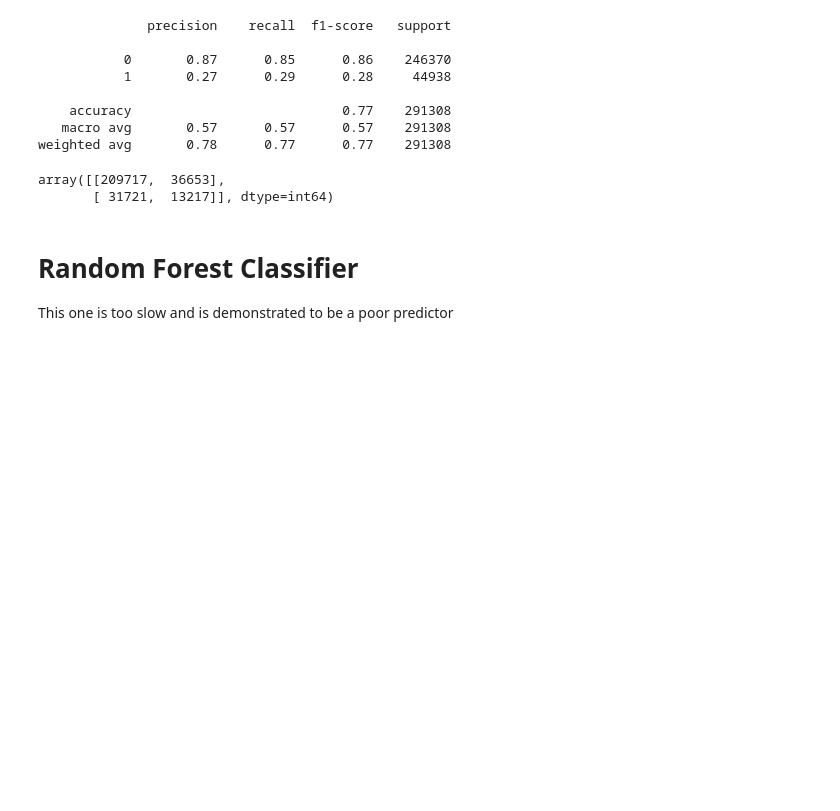
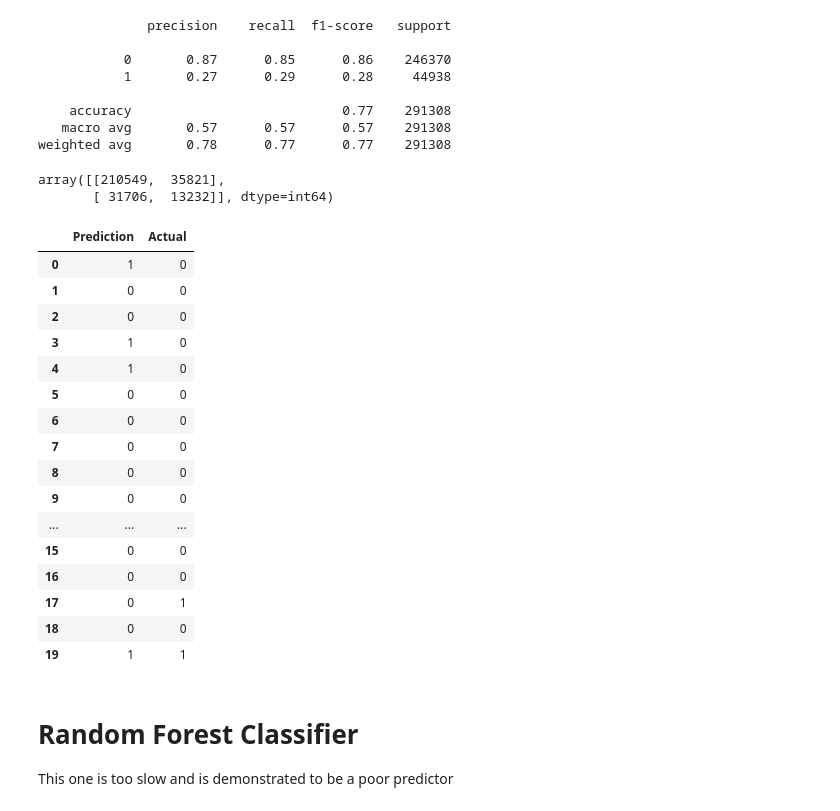
Before and after one commit to Duegan24/Final_Project, a Jupyter notebook: Seg_two_Machine Learning Model.ipynb, the cells around one changed output. Saved outputs shown, nothing was run; the diff lists cells and outputs as text; code cells hidden in the pictures; blank space fills up the shorter version.

```diff
--- a/Seg_two_Machine Learning Model.ipynb
+++ b/Seg_two_Machine Learning Model.ipynb
@@ -212,7 +218,7 @@ classifier = LogisticRegression(solver='lbfgs',
                                 random_state=10)
 # %%
 # Fit the model
-classifier.fit(X_train, y_train)
+classifier.fit(X_train_scaled, y_train)
 # %% [output]
 LogisticRegression(max_iter=2000, random_state=10)
 # %%
@@ -259,11 +264,10 @@ weighted avg       0.72      0.85      0.78    291308
 # %% [markdown]
 # Decision Tree Analysis
 # %%
-from sklearn.tree import DecisionTreeClassifier
 clf_dt = DecisionTreeClassifier(random_state = 0)
-model_dt = clf_dt.fit(X_train, y_train)
+model_dt = clf_dt.fit(X_train_scaled, y_train)
 # %%
-y_pred = model_dt.predict(X_test)
+y_pred = model_dt.predict(X_test_scaled)
 print(metrics.classification_report(y_test, y_pred))
 # %% [output]
               precision    recall  f1-score   support
@@ -277,5 +281,5 @@ weighted avg       0.78      0.77      0.77    291308
 # %%
 metrics.confusion_matrix(y_test, y_pred)
 # %% [output]
-array([[209717,  36653],
-       [ 31721,  13217]], dtype=int64)
+array([[210549,  35821],
+       [ 31706,  13232]], dtype=int64)
@@ -284,3 +286,24 @@ results.head(20)
+# %%
+results = pd.DataFrame({"Prediction": y_pred, "Actual": y_test}).reset_index(drop=True)
+results.head(20)
+# %% [output]
+|  | Prediction | Actual |
+| 0 | 1 | 0 |
+| 1 | 0 | 0 |
+| 2 | 0 | 0 |
+| 3 | 1 | 0 |
+| 4 | 1 | 0 |
+| 5 | 0 | 0 |
+| 6 | 0 | 0 |
+| 7 | 0 | 0 |
+| 8 | 0 | 0 |
+| 9 | 0 | 0 |
+| ... | ... | ... |
+| 15 | 0 | 0 |
+| 16 | 0 | 0 |
+| 17 | 0 | 1 |
+| 18 | 0 | 0 |
+| 19 | 1 | 1 |
 # %% [markdown]
 # Random Forest Classifier
 This one is too slow and is demonstrated to be a poor predictor
```
Also changed, not shown: parts of 20 cells of this notebook.
